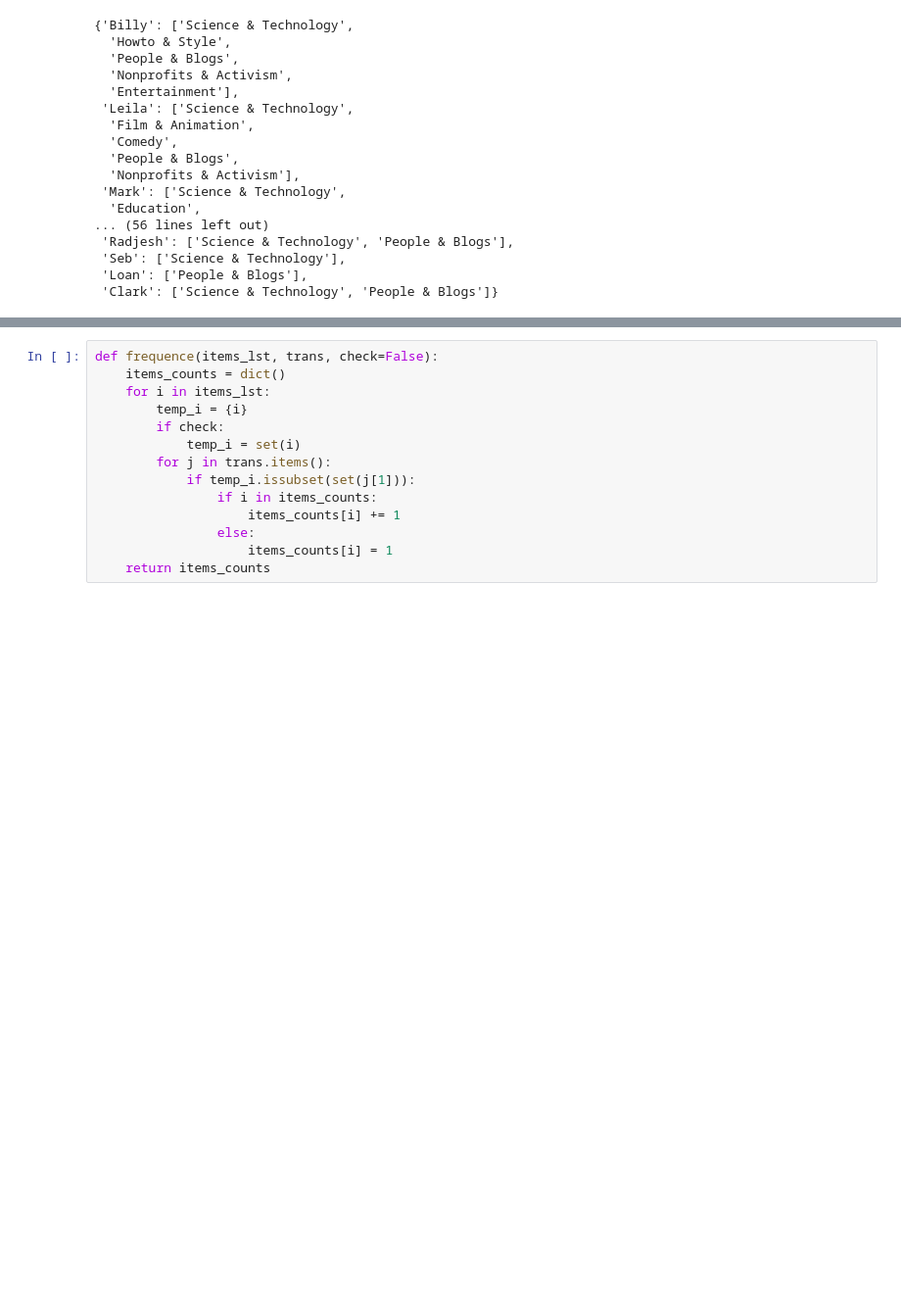
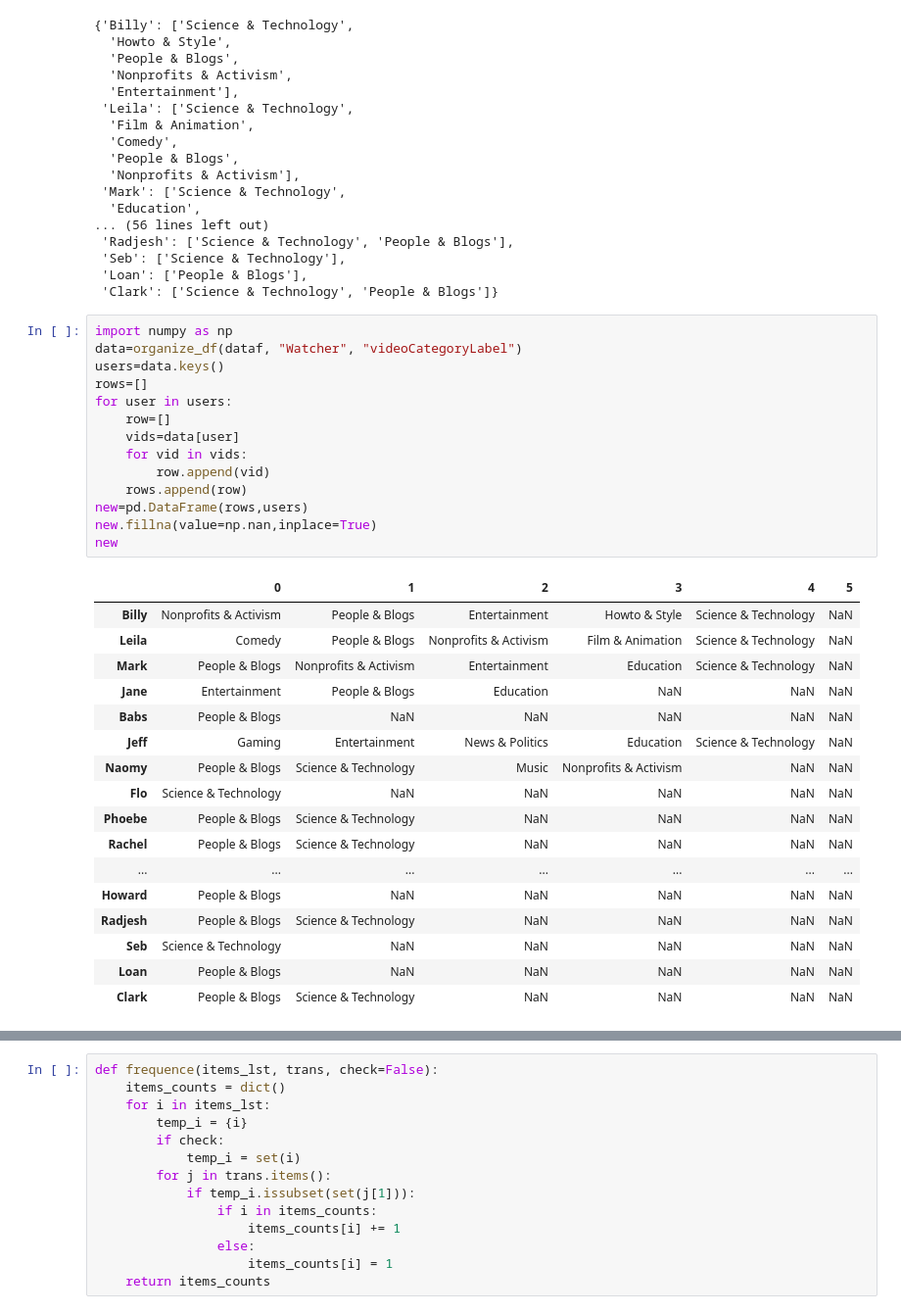
Before and after one commit to super-cinnamon/Projet_DM, a Jupyter notebook: part3.ipynb, the cells around one changed output, grey strips where cells are left out. Shown at 98% size. Saved outputs shown, nothing was run; the diff lists cells and outputs as text; blank space fills up the shorter version.

```diff
--- a/part3.ipynb
+++ b/part3.ipynb
@@ -98,4 +98,36 @@ organized[0]
  'Seb': ['Science & Technology'],
  'Loan': ['People & Blogs'],
  'Clark': ['Science & Technology', 'People & Blogs']}
+# %%
+import numpy as np
+data=organize_df(dataf, "Watcher", "videoCategoryLabel")
+users=data.keys()
+rows=[]
+for user in users:
+    row=[]
+    vids=data[user]
+    for vid in vids:
+        row.append(vid)
+    rows.append(row)
+new=pd.DataFrame(rows,users)
+new.fillna(value=np.nan,inplace=True)
+new
+# %% [output]
+|  | 0 | 1 | 2 | 3 | 4 | 5 |
+| Billy | Nonprofits & Activism | People & Blogs | Entertainment | Howto & Style | Science & Technology | NaN |
+| Leila | Comedy | People & Blogs | Nonprofits & Activism | Film & Animation | Science & Technology | NaN |
+| Mark | People & Blogs | Nonprofits & Activism | Entertainment | Education | Science & Technology | NaN |
+| Jane | Entertainment | People & Blogs | Education | NaN | NaN | NaN |
+| Babs | People & Blogs | NaN | NaN | NaN | NaN | NaN |
+| Jeff | Gaming | Entertainment | News & Politics | Education | Science & Technology | NaN |
+| Naomy | People & Blogs | Science & Technology | Music | Nonprofits & Activism | NaN | NaN |
+| Flo | Science & Technology | NaN | NaN | NaN | NaN | NaN |
+| Phoebe | People & Blogs | Science & Technology | NaN | NaN | NaN | NaN |
+| Rachel | People & Blogs | Science & Technology | NaN | NaN | NaN | NaN |
+| ... | ... | ... | ... | ... | ... | ... |
+| Howard | People & Blogs | NaN | NaN | NaN | NaN | NaN |
+| Radjesh | People & Blogs | Science & Technology | NaN | NaN | NaN | NaN |
+| Seb | Science & Technology | NaN | NaN | NaN | NaN | NaN |
+| Loan | People & Blogs | NaN | NaN | NaN | NaN | NaN |
+| Clark | People & Blogs | Science & Technology | NaN | NaN | NaN | NaN |
 # %%
```
Also changed, not shown: parts of 1 cell of this notebook, 2 other files.
